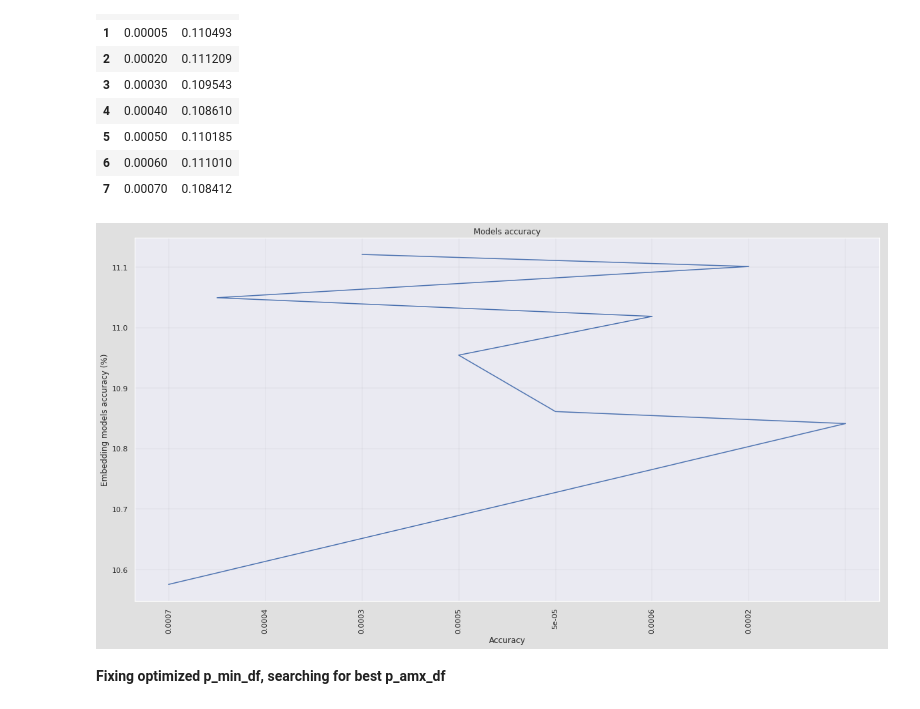
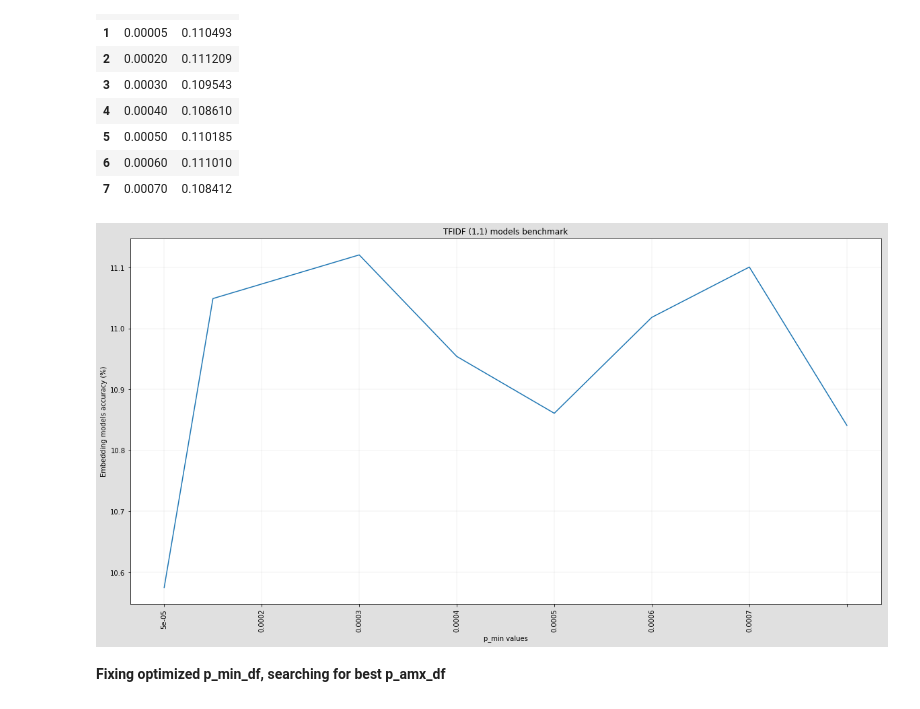
Before and after one commit to dataforcast/OC_Datascientist, a Jupyter notebook: P6/P6_StatisticalMethod.ipynb, the cells around one changed output. Cells and saved outputs as stored; diff of their text form; code cells hidden in the pictures.

```diff
--- a/P6/P6_StatisticalMethod.ipynb
+++ b/P6/P6_StatisticalMethod.ipynb
@@ -601,0 +602,6 @@ Processed documents : 1630/1635
+# %%
+import p5_util
+dict_dict_match_result = dict()
+for  p_min_df in p_min_df_list :
+    file_name='./data/dict_match_result_tfidf_ngram1_stat_'+str(p_min_df)+'_.dump'
+    dict_dict_match_result[p_min_df] = p5_util.object_load(file_name)
@@ -642,11 +657,11 @@ df_result
 | 7 | 0.00070 | 0.108412 |
 # %%
 import p6_util_plot
-title = "Models accuracy"
+title = "TFIDF (1,1) models benchmark"
 p6_util_plot.ser_item_occurency_plot(df_result.P_MIN, df_result.Score*100, item_count=None, title=title,\
-                                    p_reverse=False, p_y_title='Embedding models accuracy (%)')
+                                    p_reverse=None, p_x_title='p_min values', p_y_title='Embedding models accuracy (%)')
 # %% [output]
-[figure, old version]
+[figure, new version]
 # %% [markdown]
 **Fixing optimized p_min_df, searching for best p_amx_df**
 # %%
```
Also changed, not shown: parts of 5 cells of this notebook, 7 other files.
